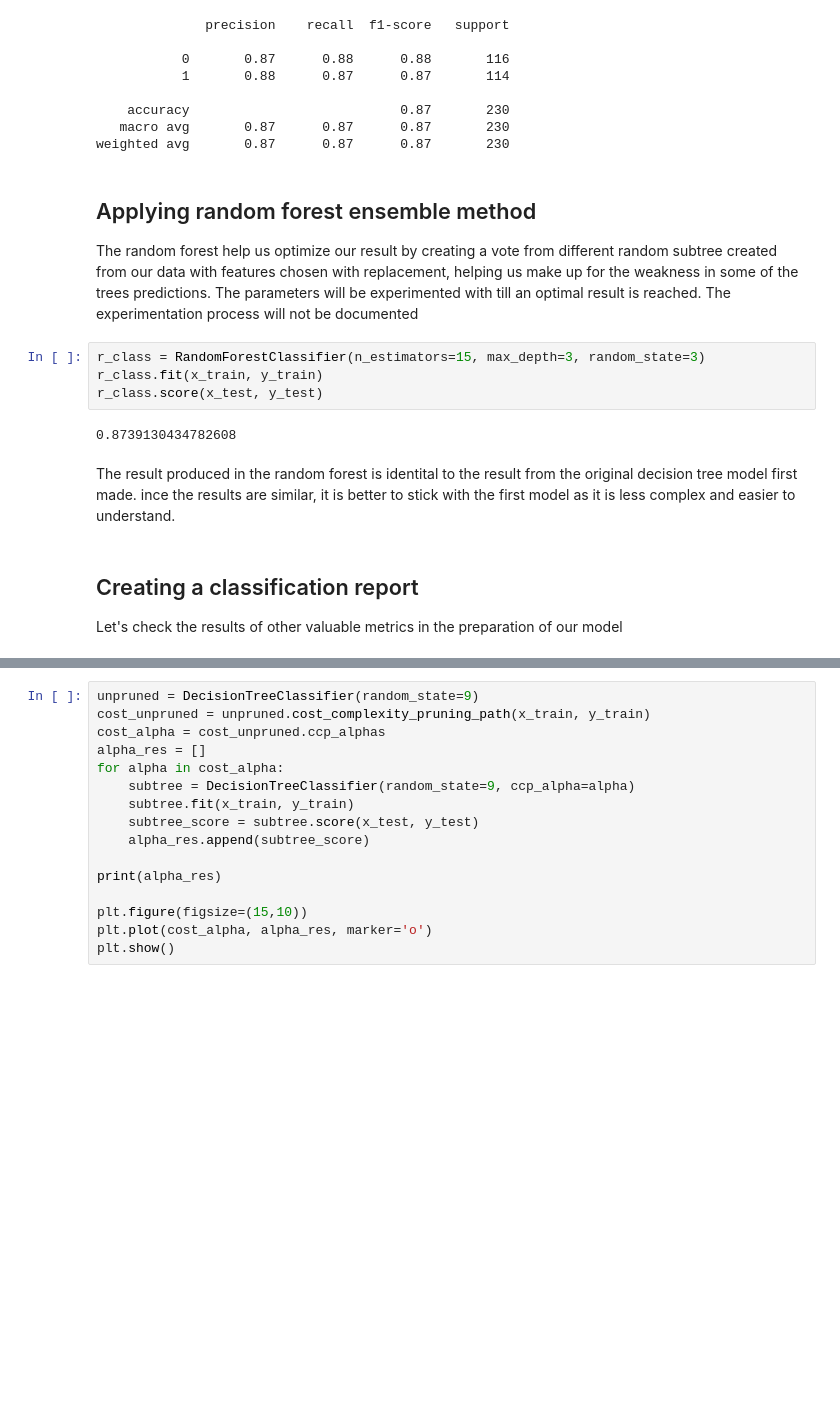
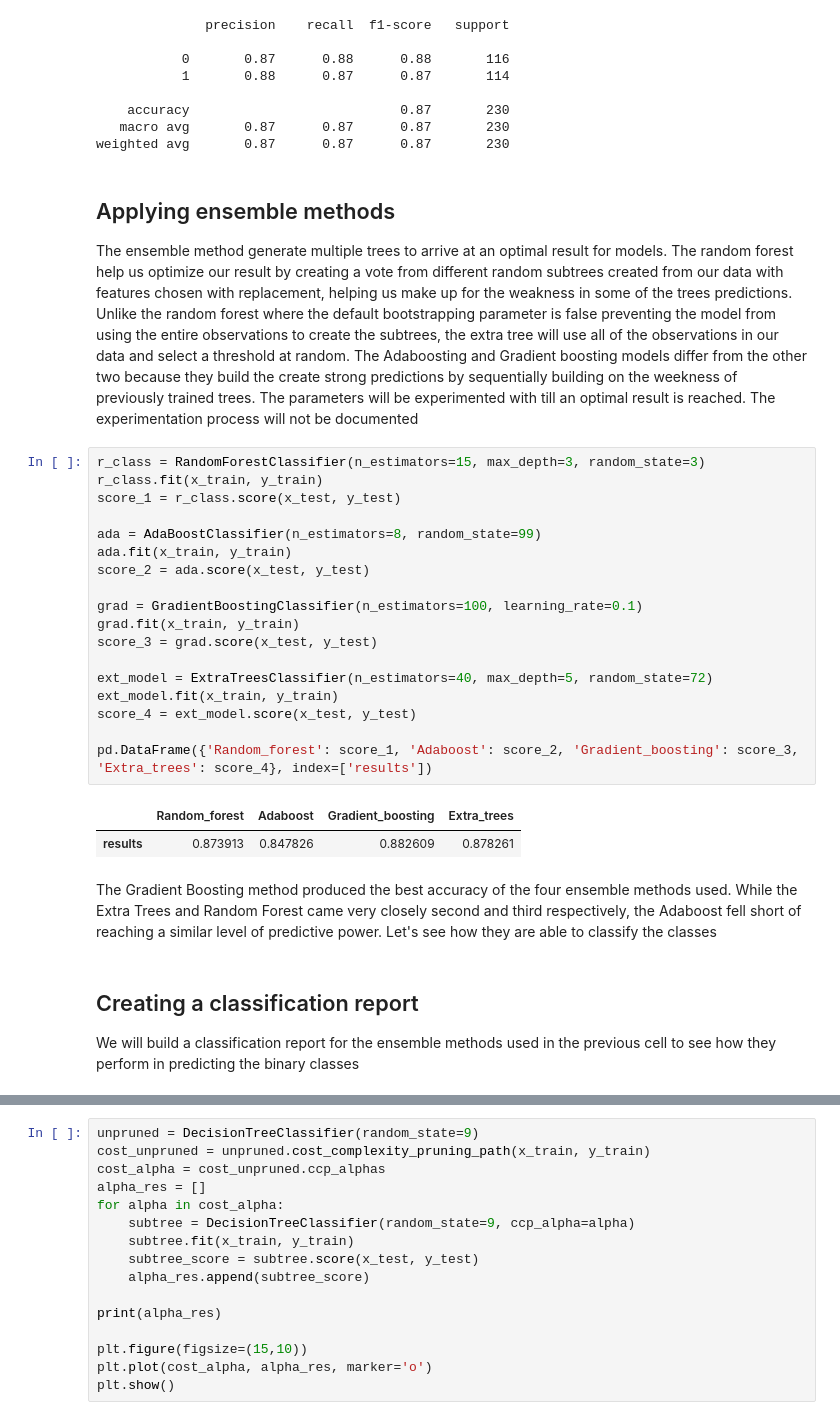
Before and after one commit to Mueeshassan/Heart-disease-prediction, a Jupyter notebook: Heart Machine Learning Model Prediction.ipynb, the cells around one changed output, grey strips where cells are left out. Saved outputs shown, nothing was run; the diff lists cells and outputs as text; blank space fills up the shorter version.

```diff
--- a/Heart Machine Learning Model Prediction.ipynb
+++ b/Heart Machine Learning Model Prediction.ipynb
@@ -808,17 +866,32 @@ print(classification_report(d_tree.predict(x_test), y_test))
    macro avg       0.87      0.87      0.87       230
 weighted avg       0.87      0.87      0.87       230
 # %% [markdown]
-## Applying random forest ensemble method
-The random forest help us optimize our result by creating a vote from different random subtree created from our data with features chosen with replacement, helping us make up for the weakness in some of the trees predictions. The parameters will be experimented with till an optimal result is reached. The experimentation process will not be documented
+## Applying ensemble methods
+The ensemble method generate multiple trees to arrive at an optimal result for models. The random forest help us optimize our result by creating a vote from different random subtrees created from our data with features chosen with replacement, helping us make up for the weakness in some of the trees predictions. Unlike the random forest where the default bootstrapping parameter is false preventing the model from using the entire observations to create the subtrees, the extra tree will use all of the observations in our data and select a threshold at random. The Adaboosting and Gradient boosting models differ from the other two because they build the create strong predictions by sequentially building on the weekness of previously trained trees. The parameters will be experimented with till an optimal result is reached. The experimentation process will not be documented
 # %%
 r_class = RandomForestClassifier(n_estimators=15, max_depth=3, random_state=3)
 r_class.fit(x_train, y_train)
-r_class.score(x_test, y_test)
+score_1 = r_class.score(x_test, y_test)
+
+ada = AdaBoostClassifier(n_estimators=8, random_state=99)
+ada.fit(x_train, y_train)
+score_2 = ada.score(x_test, y_test)
+
+grad = GradientBoostingClassifier(n_estimators=100, learning_rate=0.1)
+grad.fit(x_train, y_train)
+score_3 = grad.score(x_test, y_test)
+
+ext_model = ExtraTreesClassifier(n_estimators=40, max_depth=5, random_state=72)
+ext_model.fit(x_train, y_train)
+score_4 = ext_model.score(x_test, y_test)
+
+pd.DataFrame({'Random_forest': score_1, 'Adaboost': score_2, 'Gradient_boosting': score_3, 'Extra_trees': score_4}, index=['results'])
 # %% [output]
-0.8739130434782608
+|  | Random_forest | Adaboost | Gradient_boosting | Extra_trees |
+| results | 0.873913 | 0.847826 | 0.882609 | 0.878261 |
 # %% [markdown]
-The result produced in the random forest is identital to the result from the original decision tree model first made. ince the results are similar, it is better to stick with the first model as it is less complex and easier to understand.
+The Gradient Boosting method produced the best accuracy of the four ensemble methods used. While the Extra Trees and Random Forest came very closely second and third respectively, the Adaboost fell short of reaching a similar level of predictive power. Let's see how they are able to classify the classes
 # %% [markdown]
 ## Creating a classification report
-Let's check the results of other valuable metrics in the preparation of our model
+We will build a classification report for the ensemble methods used in the previous cell to see how they perform in predicting the binary classes
 # %%
```
Also changed, not shown: parts of 31 cells of this notebook.
